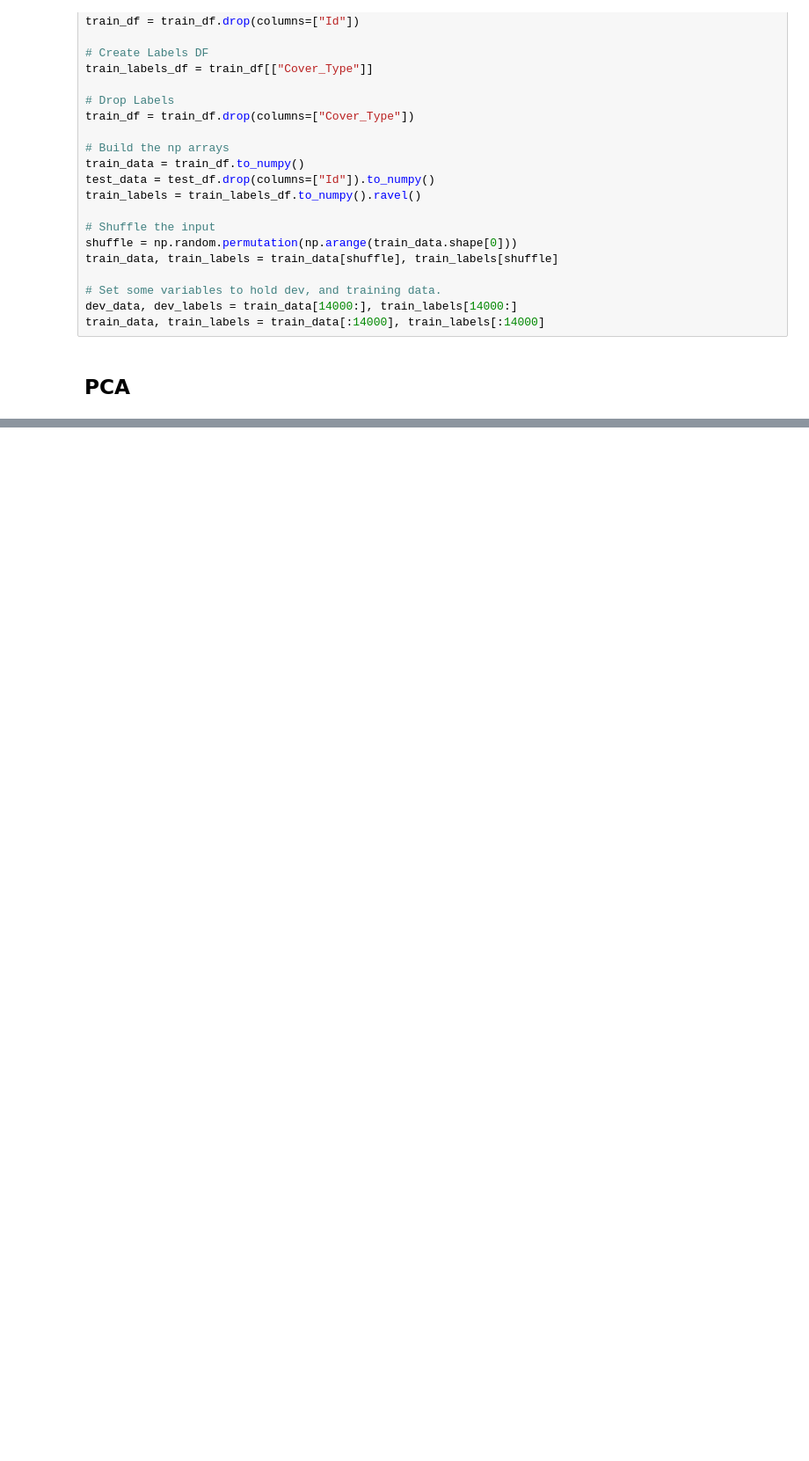
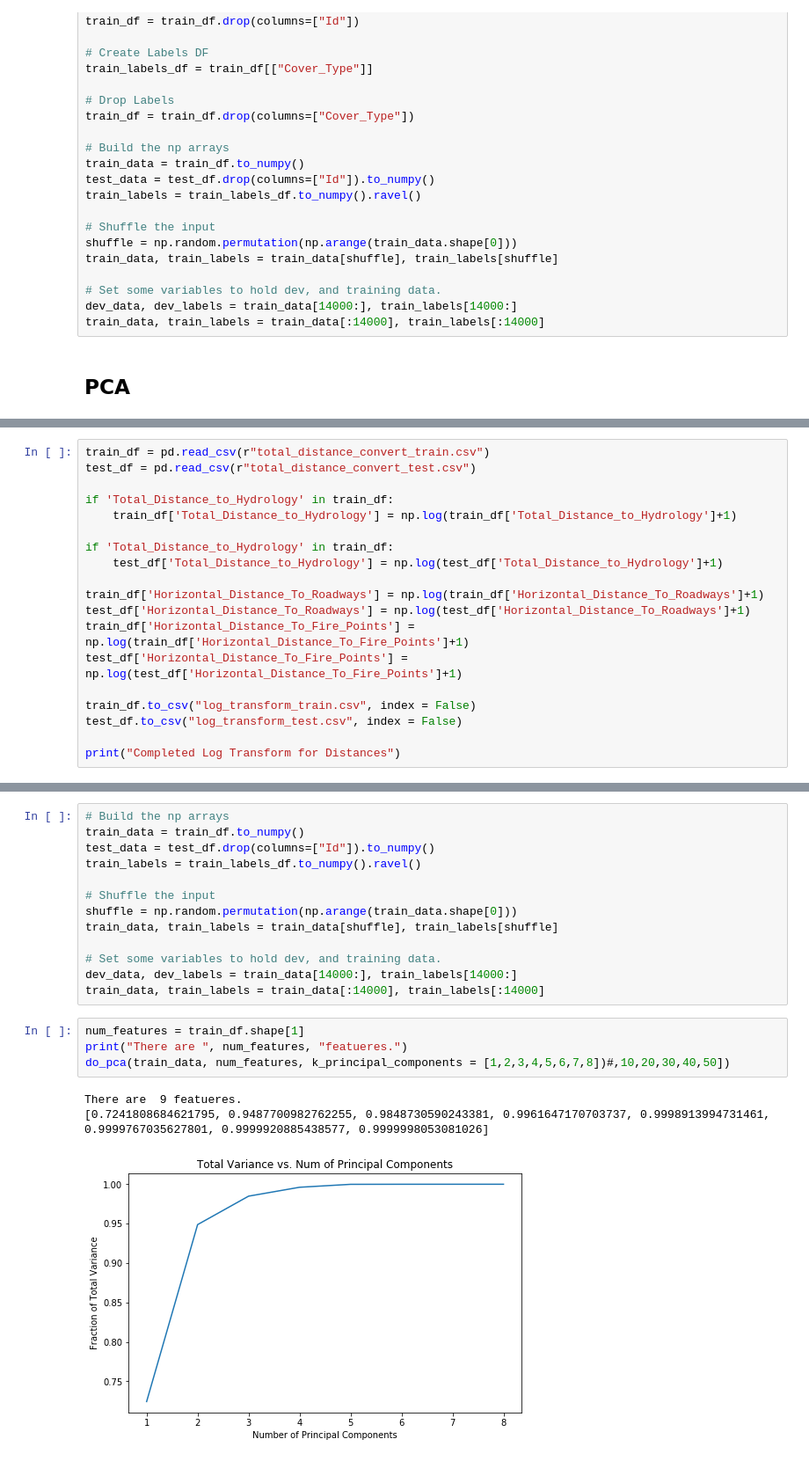
Before and after one commit to aidan-jackson-data/Forest-Cover-Type-Prediction, a Jupyter notebook: Models/PCA/andi_morey_pca.ipynb, the cells around one changed output, grey strips where cells are left out. Shown: that part at 88% size. Cells and saved outputs as stored; diff of their text form; blank space fills up the shorter version.

```diff
--- a/Models/PCA/andi_morey_pca.ipynb
+++ b/Models/PCA/andi_morey_pca.ipynb
@@ -134,0 +251,19 @@ dtype: float64
+# %%
+train_df = pd.read_csv(r"total_distance_convert_train.csv")
+test_df = pd.read_csv(r"total_distance_convert_test.csv")
+
+if 'Total_Distance_to_Hydrology' in train_df:
+    train_df['Total_Distance_to_Hydrology'] = np.log(train_df['Total_Distance_to_Hydrology']+1)
+
+if 'Total_Distance_to_Hydrology' in train_df:
+    test_df['Total_Distance_to_Hydrology'] = np.log(test_df['Total_Distance_to_Hydrology']+1)
+
+train_df['Horizontal_Distance_To_Roadways'] = np.log(train_df['Horizontal_Distance_To_Roadways']+1)
+test_df['Horizontal_Distance_To_Roadways'] = np.log(test_df['Horizontal_Distance_To_Roadways']+1)
+train_df['Horizontal_Distance_To_Fire_Points'] = np.log(train_df['Horizontal_Distance_To_Fire_Points']+1)
+test_df['Horizontal_Distance_To_Fire_Points'] = np.log(test_df['Horizontal_Distance_To_Fire_Points']+1)
+
+train_df.to_csv("log_transform_train.csv", index = False)
+test_df.to_csv("log_transform_test.csv", index = False)
+
+print("Completed Log Transform for Distances")
@@ -134,0 +288,21 @@ dtype: float64
+# %%
+# Build the np arrays
+train_data = train_df.to_numpy()
+test_data = test_df.drop(columns=["Id"]).to_numpy()
+train_labels = train_labels_df.to_numpy().ravel()
+
+# Shuffle the input
+shuffle = np.random.permutation(np.arange(train_data.shape[0]))
+train_data, train_labels = train_data[shuffle], train_labels[shuffle]
+
+# Set some variables to hold dev, and training data.
+dev_data, dev_labels = train_data[14000:], train_labels[14000:]
+train_data, train_labels = train_data[:14000], train_labels[:14000]
+# %%
+num_features = train_df.shape[1]
+print("There are ", num_features, "featueres.")
+do_pca(train_data, num_features, k_principal_components = [1,2,3,4,5,6,7,8])#,10,20,30,40,50])
+# %% [output]
+There are  9 featueres.
+[0.7241808684621795, 0.9487700982762255, 0.9848730590243381, 0.9961647170703737, 0.9998913994731461, 0.9999767035627801, 0.9999920885438577, 0.9999998053081026]
+[figure, added]
```
Also changed, not shown: parts of 10 cells of this notebook.
